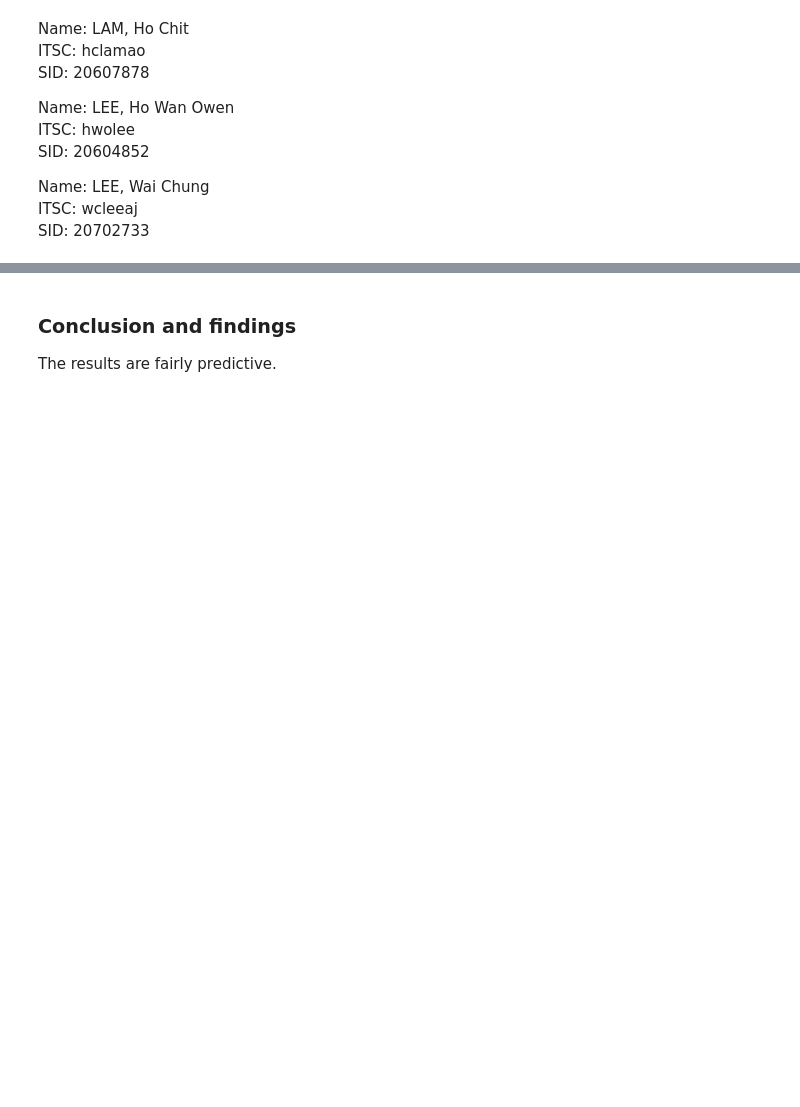
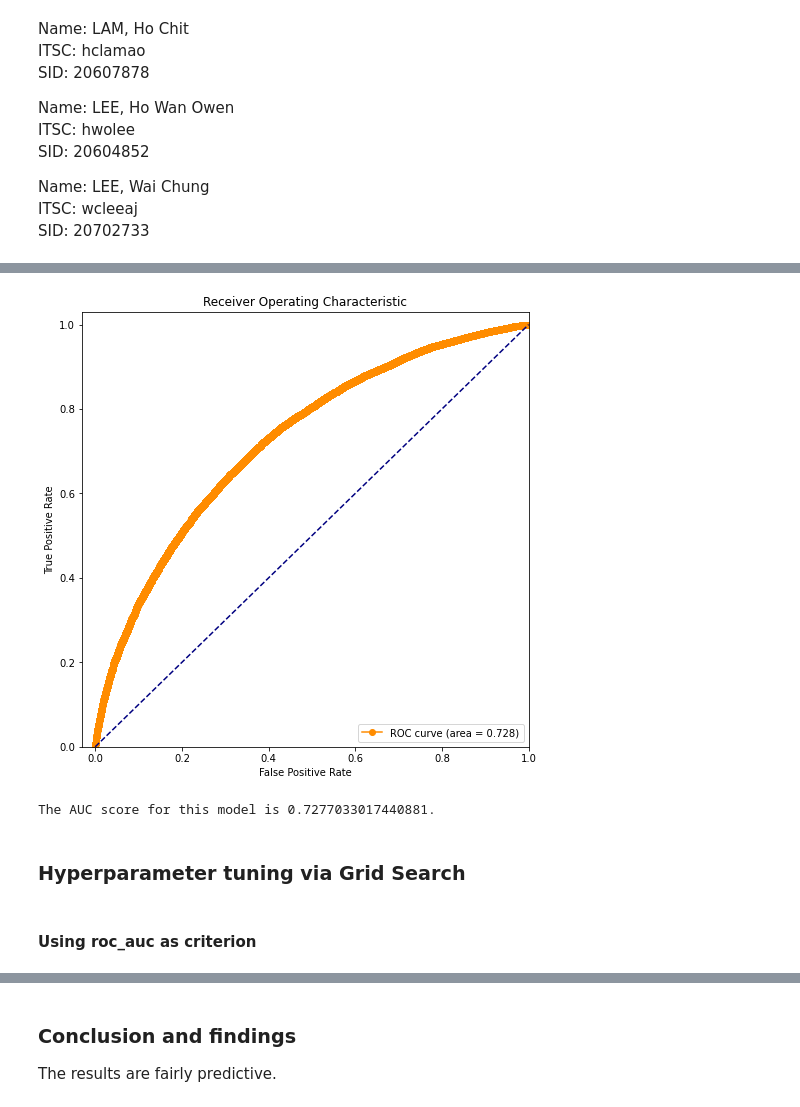
Before and after one commit to owen-hwlee/isom3360_project_credit_card_defaultee_analysis, a Jupyter notebook: models/logistic_regression.ipynb, the cells around one changed output, grey strips where cells are left out. Cells and saved outputs as stored; diff of their text form; code cells hidden in the pictures; blank space fills up the shorter version.

Commit message:
Completed logistic regression

```diff
--- a/models/logistic_regression.ipynb
+++ b/models/logistic_regression.ipynb
@@ -146,0 +132,8 @@ print(f"Best AUC: {l_searcher.best_score_}")
+# %%
+# normalization
+
+for i in numerlist:
+    amt4max = balanced_train[i].max()
+    amt4min = balanced_train[i].min()
+    balanced_train[i] = (balanced_train[i] - amt4min) / (amt4max - amt4min)
+balanced_train.describe()
@@ -146,0 +156,14 @@ print(f"Best AUC: {l_searcher.best_score_}")
+# %%
+from utils.constants import random_state
+from sklearn.model_selection import train_test_split
+# Split the data into training and test.
+
+y = balanced_train[['TARGET']]
+X = balanced_train.drop(columns=['TARGET'])
+X_train, X_test, y_train, y_test = train_test_split(X, y, test_size=0.2, random_state=random_state)
+# %%
+from sklearn.linear_model import LogisticRegression
+
+model = LogisticRegression(penalty='none', C=1.0, solver='saga', random_state=random_state)
+# %%
+model.fit(X_train, y_train)
@@ -146,0 +218,10 @@ print(f"Best AUC: {l_searcher.best_score_}")
+# %%
+# perform model analysis
+from utils.analysis import model_eval
+
+model_eval(model, X_train, y_train['TARGET'], cv=5)
+# %% [output]
+[figure, added]
+The AUC score for this model is 0.7277033017440881.
+# %% [markdown]
+### Hyperparameter tuning via Grid Search
@@ -146,0 +233,2 @@ print(f"Best AUC: {l_searcher.best_score_}")
+# %% [markdown]
+#### Using roc_auc as criterion
```
Also changed, not shown: parts of 62 cells of this notebook, 6 other files.
